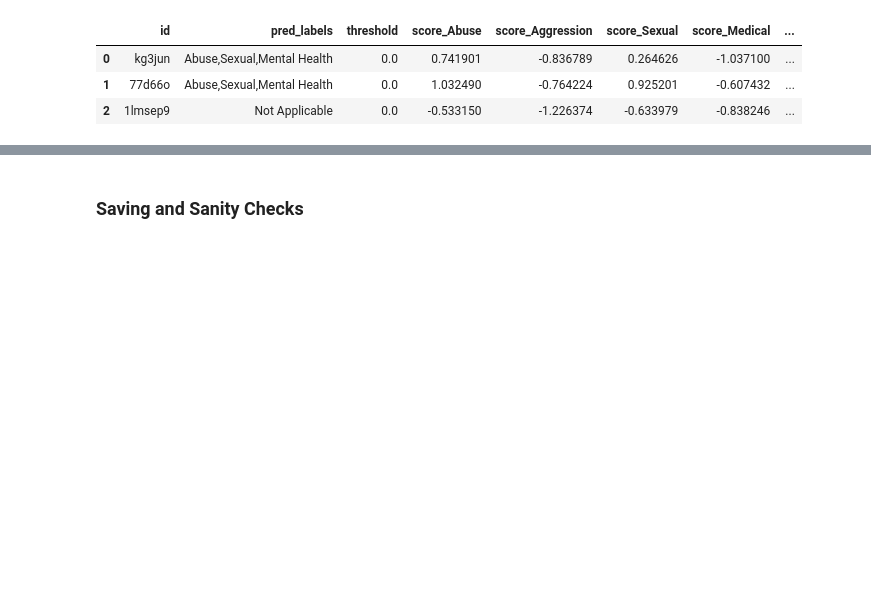
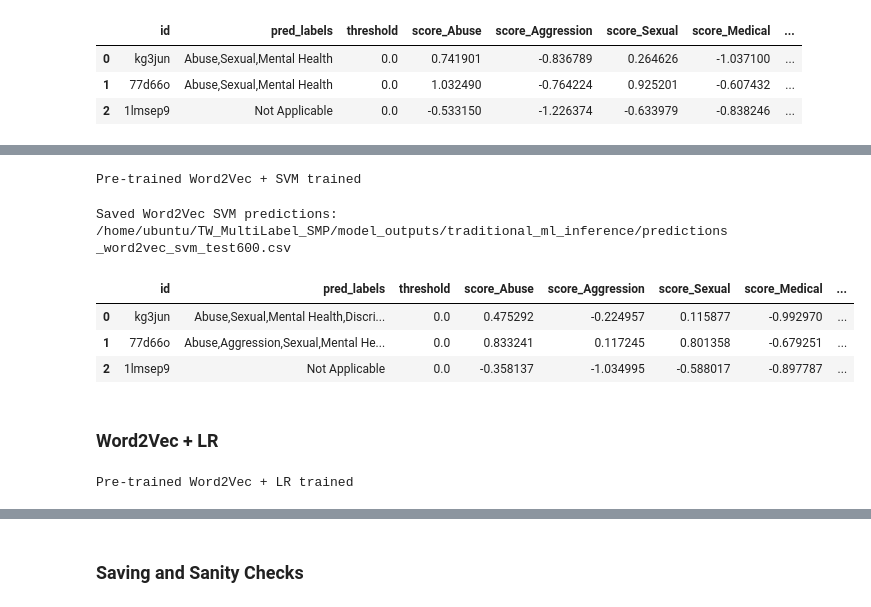
Before and after one commit to ShirleneRose/TriggerWarnings, a Jupyter notebook: jupyter-notebooks/model_evaluations.ipynb, the cells around one changed output, grey strips where cells are left out. Saved outputs shown, nothing was run; the diff lists cells and outputs as text; code cells hidden in the pictures; blank space fills up the shorter version.

```diff
--- a/jupyter-notebooks/model_evaluations.ipynb
+++ b/jupyter-notebooks/model_evaluations.ipynb
@@ -232,0 +417,67 @@ Saved SVM predictions: /home/ubuntu/TW_MultiLabel_SMP/model_outputs/traditional_
+# %%
+from sklearn.pipeline import Pipeline
+from sklearn.svm import LinearSVC
+from sklearn.multiclass import OneVsRestClassifier
+
+w2v_pretrained_svm_pipe = Pipeline([
+    ("w2v", PretrainedWord2VecVectorizer(w2v_kv, dim=300)),
+    ("clf", OneVsRestClassifier(
+        LinearSVC(class_weight="balanced")
+    ))
+])
+
+w2v_pretrained_svm_pipe.fit(X_train, Y_train)
+print("Pre-trained Word2Vec + SVM trained")
+# %% [output]
+Pre-trained Word2Vec + SVM trained
+# %%
+import pandas as pd
+
+svm_scores_w2v = w2v_pretrained_svm_pipe.decision_function(X_test)
+Y_pred_w2v_svm = (svm_scores_w2v >= 0.0).astype(int)
+
+pred_labels_w2v_svm = mlb.inverse_transform(Y_pred_w2v_svm)
+
+pred_w2v_svm_df = pd.DataFrame({
+    ID_COL: test_df[ID_COL].values,
+    "pred_labels": [",".join(labels) if labels else "" for labels in pred_labels_w2v_svm],
+    "threshold": 0.0
+})
+
+score_cols = [f"score_{lab}" for lab in mlb.classes_]
+pred_w2v_svm_scores = pd.DataFrame(svm_scores_w2v, columns=score_cols)
+
+pred_w2v_svm_out = pd.concat([pred_w2v_svm_df, pred_w2v_svm_scores], axis=1)
+
+W2V_SVM_PATH = OUT_DIR / "predictions_word2vec_svm_test600.csv"
+pred_w2v_svm_out.to_csv(W2V_SVM_PATH, index=False)
+
+print("Saved Word2Vec SVM predictions:", W2V_SVM_PATH.resolve())
+display(pred_w2v_svm_out.head(3))
+# %% [output]
+Saved Word2Vec SVM predictions: /home/ubuntu/TW_MultiLabel_SMP/model_outputs/traditional_ml_inference/predictions_word2vec_svm_test600.csv
+|  | id | pred_labels | threshold | score_Abuse | score_Aggression | score_Sexual | score_Medical | ... |
+| 0 | kg3jun | Abuse,Sexual,Mental Health,Discri... | 0.0 | 0.475292 | -0.224957 | 0.115877 | -0.992970 | ... |
+| 1 | 77d66o | Abuse,Aggression,Sexual,Mental He... | 0.0 | 0.833241 | 0.117245 | 0.801358 | -0.679251 | ... |
+| 2 | 1lmsep9 | Not Applicable | 0.0 | -0.358137 | -1.034995 | -0.588017 | -0.897787 | ... |
+# %% [markdown]
+### Word2Vec + LR
+# %%
+from sklearn.linear_model import LogisticRegression
+
+w2v_pretrained_lr_pipe = Pipeline([
+    ("w2v", PretrainedWord2VecVectorizer(w2v_kv, dim=300)),
+    ("clf", OneVsRestClassifier(
+        LogisticRegression(
+            solver="saga",
+            max_iter=3000,
+            class_weight="balanced",
+            n_jobs=-1
+        )
+    ))
+])
+
+w2v_pretrained_lr_pipe.fit(X_train, Y_train)
+print("Pre-trained Word2Vec + LR trained")
+# %% [output]
+Pre-trained Word2Vec + LR trained
```
Also changed, not shown: parts of 25 cells of this notebook, 4 other files.
